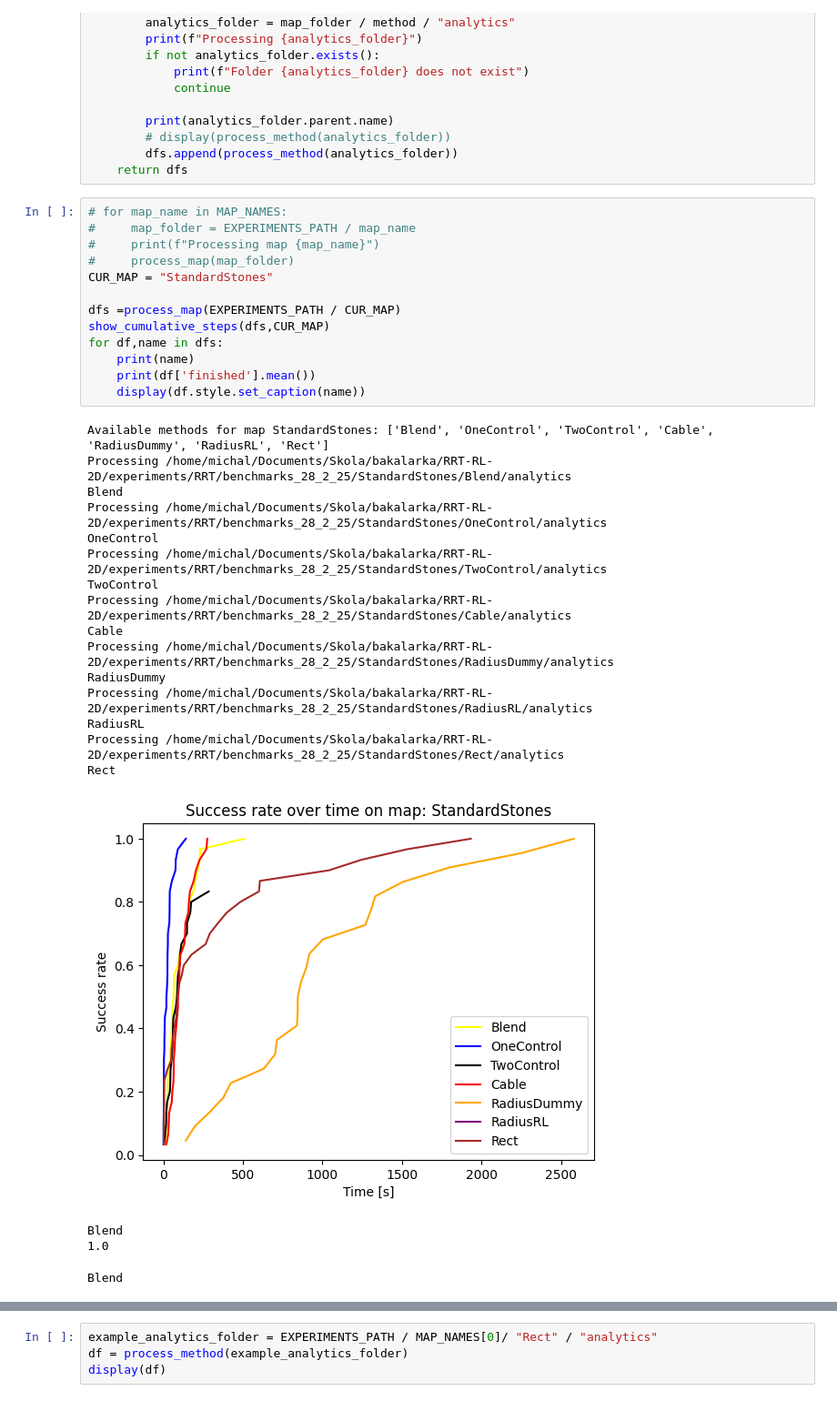
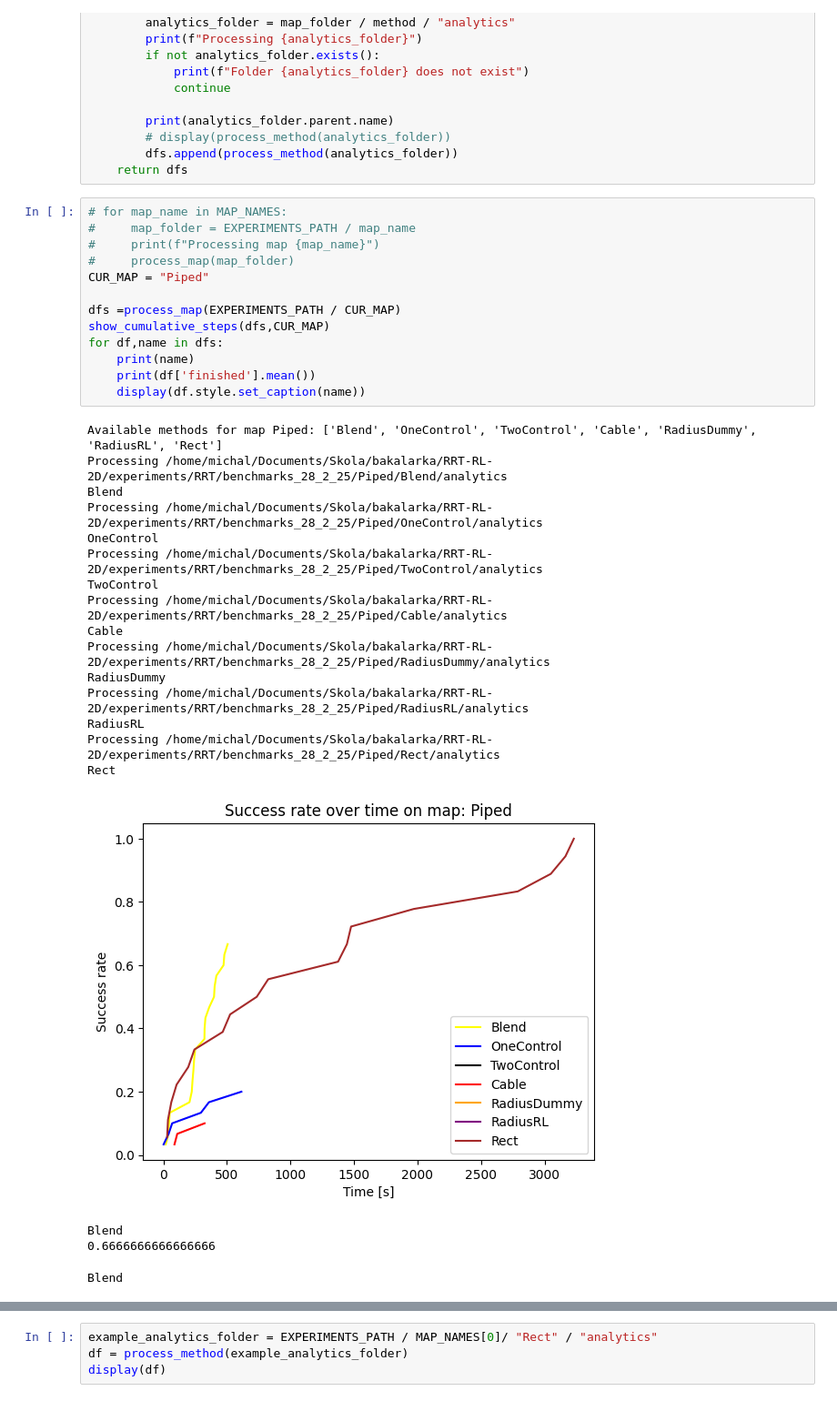
Before and after one commit to majklost/RRT-RL-2D, a Jupyter notebook: scripts/quantitative/analytics.ipynb, the cells around one changed output, grey strips where cells are left out. Shown at 91% size. Saved outputs shown, nothing was run; the diff lists cells and outputs as text.

```diff
--- a/scripts/quantitative/analytics.ipynb
+++ b/scripts/quantitative/analytics.ipynb
@@ -84,35 +84,35 @@ def process_map(map_folder) -> list[tuple[pd.DataFrame,str]]:
 # %%
 # for map_name in MAP_NAMES:
 #     map_folder = EXPERIMENTS_PATH / map_name
 #     print(f"Processing map {map_name}")
 #     process_map(map_folder)
-CUR_MAP = "StandardStones"
+CUR_MAP = "Piped"
 
 dfs =process_map(EXPERIMENTS_PATH / CUR_MAP)
 show_cumulative_steps(dfs,CUR_MAP)
 for df,name in dfs:
     print(name)
     print(df['finished'].mean())
     display(df.style.set_caption(name))
 # %% [output]
-Available methods for map StandardStones: ['Blend', 'OneControl', 'TwoControl', 'Cable', 'RadiusDummy', 'RadiusRL', 'Rect']
-Processing /home/michal/Documents/Skola/bakalarka/RRT-RL-2D/experiments/RRT/benchmarks_28_2_25/StandardStones/Blend/analytics
+Available methods for map Piped: ['Blend', 'OneControl', 'TwoControl', 'Cable', 'RadiusDummy', 'RadiusRL', 'Rect']
+Processing /home/michal/Documents/Skola/bakalarka/RRT-RL-2D/experiments/RRT/benchmarks_28_2_25/Piped/Blend/analytics
 Blend
-Processing /home/michal/Documents/Skola/bakalarka/RRT-RL-2D/experiments/RRT/benchmarks_28_2_25/StandardStones/OneControl/analytics
+Processing /home/michal/Documents/Skola/bakalarka/RRT-RL-2D/experiments/RRT/benchmarks_28_2_25/Piped/OneControl/analytics
 OneControl
-Processing /home/michal/Documents/Skola/bakalarka/RRT-RL-2D/experiments/RRT/benchmarks_28_2_25/StandardStones/TwoControl/analytics
+Processing /home/michal/Documents/Skola/bakalarka/RRT-RL-2D/experiments/RRT/benchmarks_28_2_25/Piped/TwoControl/analytics
 TwoControl
-Processing /home/michal/Documents/Skola/bakalarka/RRT-RL-2D/experiments/RRT/benchmarks_28_2_25/StandardStones/Cable/analytics
+Processing /home/michal/Documents/Skola/bakalarka/RRT-RL-2D/experiments/RRT/benchmarks_28_2_25/Piped/Cable/analytics
 Cable
-Processing /home/michal/Documents/Skola/bakalarka/RRT-RL-2D/experiments/RRT/benchmarks_28_2_25/StandardStones/RadiusDummy/analytics
+Processing /home/michal/Documents/Skola/bakalarka/RRT-RL-2D/experiments/RRT/benchmarks_28_2_25/Piped/RadiusDummy/analytics
 RadiusDummy
-Processing /home/michal/Documents/Skola/bakalarka/RRT-RL-2D/experiments/RRT/benchmarks_28_2_25/StandardStones/RadiusRL/analytics
+Processing /home/michal/Documents/Skola/bakalarka/RRT-RL-2D/experiments/RRT/benchmarks_28_2_25/Piped/RadiusRL/analytics
 RadiusRL
-Processing /home/michal/Documents/Skola/bakalarka/RRT-RL-2D/experiments/RRT/benchmarks_28_2_25/StandardStones/Rect/analytics
+Processing /home/michal/Documents/Skola/bakalarka/RRT-RL-2D/experiments/RRT/benchmarks_28_2_25/Piped/Rect/analytics
 Rect
-[figure, old version]
+[figure, new version]
 Blend
-1.0
+0.6666666666666666
 Blend
 |  | tot_time | iterations | finished | collided_cnt | timeout_cnt | reached_cnt | steps_sum | sim_time | ... |
 | run |  |  |  |  |  |  |  |  | ... |
```
Also changed, not shown: parts of 1 cell of this notebook, 8 other files.
